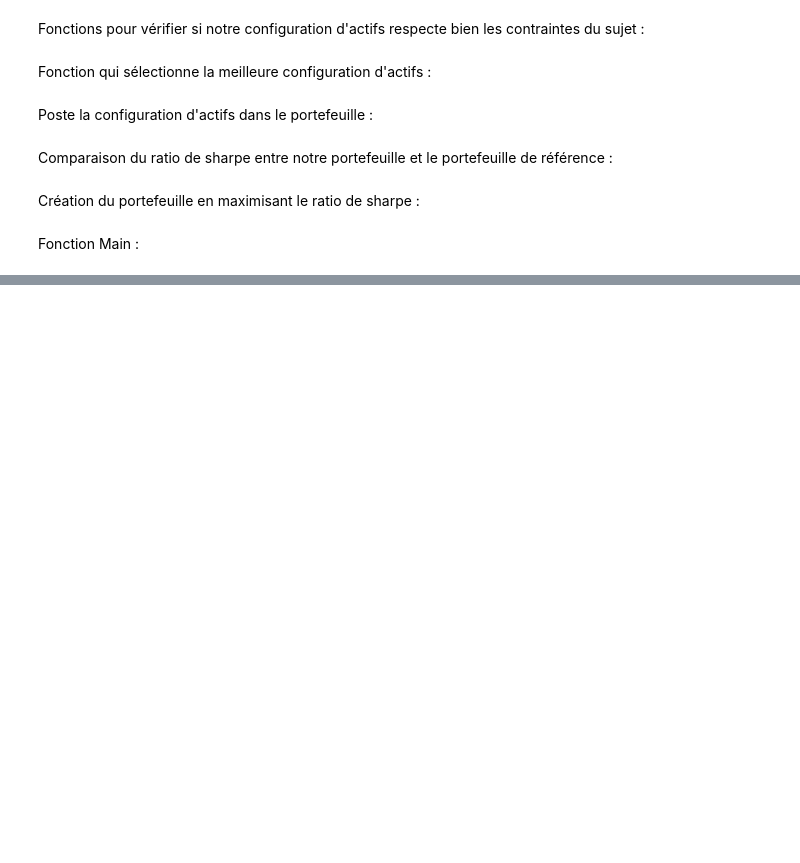
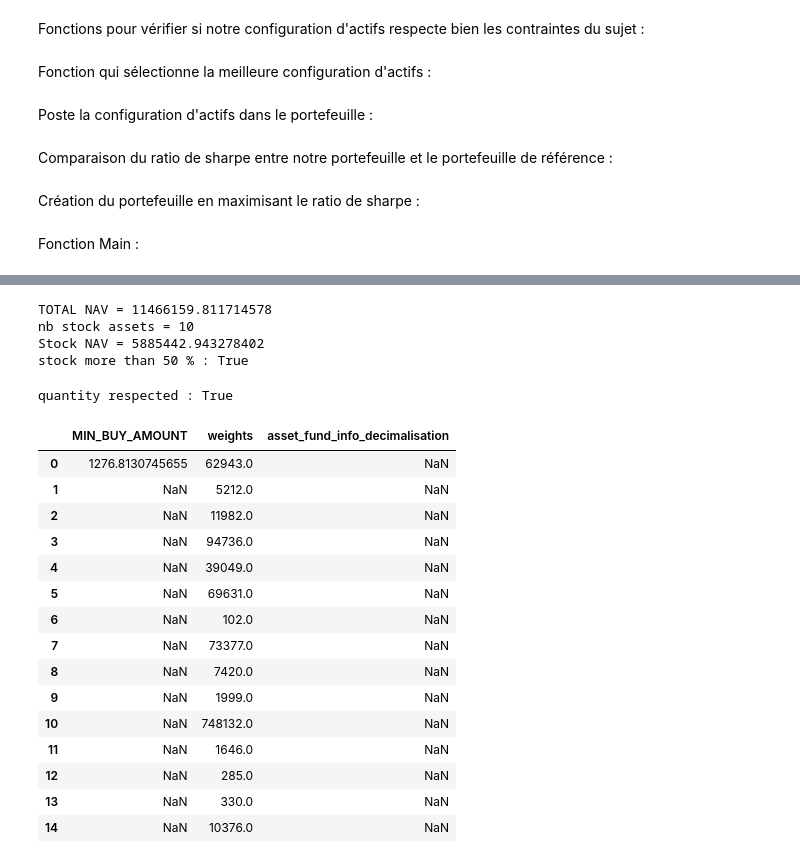
Before and after one commit to ArthurBiragnet/Dolphin, a Jupyter notebook: Dolphin Project.ipynb, the cells around one changed output, grey strips where cells are left out. Saved outputs shown, nothing was run; the diff lists cells and outputs as text; code cells hidden in the pictures; blank space fills up the shorter version.

```diff
--- a/Dolphin Project.ipynb
+++ b/Dolphin Project.ipynb
@@ -572,0 +695,45 @@ Sharpe ratio in ref portfolio : 0,146571943186
+# %%
+def check_our_stock(assets):
+  total_nav = np.dot(assets['weights'].values, assets['LAST_CLOSE_VALUE_IN_CURR'].values)
+  print('TOTAL NAV = {}'.format(total_nav))
+
+  stock = assets[assets['TYPE'] == 'STOCK']
+  length = stock.shape[0]
+  print('nb stock assets = {}'.format(length))
+  stock_nav = np.dot(stock['LAST_CLOSE_VALUE_IN_CURR'].values, stock['weights'].values)
+  print('Stock NAV = {}'.format(stock_nav))
+  print('stock more than 50 % : {}'.format(stock_nav >= total_nav * 0.5))
+
+check_our_stock(our_assets)
+# %% [output]
+TOTAL NAV = 11466159.811714578
+nb stock assets = 10
+Stock NAV = 5885442.943278402
+stock more than 50 % : True
+# %%
+def check_our_quantity(assets):
+    for _, row in assets.iterrows():
+      if ((row['MIN_BUY_AMOUNT'] is not np.NaN) and (row['weights'] < row['MIN_BUY_AMOUNT'])):
+          return False
+    return True
+
+print('quantity respected : {}'.format(check_our_quantity(our_assets)))
+our_assets[['MIN_BUY_AMOUNT', 'weights', 'asset_fund_info_decimalisation']]
+# %% [output]
+quantity respected : True
+|  | MIN_BUY_AMOUNT | weights | asset_fund_info_decimalisation |
+| 0 | 1276.8130745655 | 62943.0 | NaN |
+| 1 | NaN | 5212.0 | NaN |
+| 2 | NaN | 11982.0 | NaN |
+| 3 | NaN | 94736.0 | NaN |
+| 4 | NaN | 39049.0 | NaN |
+| 5 | NaN | 69631.0 | NaN |
+| 6 | NaN | 102.0 | NaN |
+| 7 | NaN | 73377.0 | NaN |
+| 8 | NaN | 7420.0 | NaN |
+| 9 | NaN | 1999.0 | NaN |
+| 10 | NaN | 748132.0 | NaN |
+| 11 | NaN | 1646.0 | NaN |
+| 12 | NaN | 285.0 | NaN |
+| 13 | NaN | 330.0 | NaN |
+| 14 | NaN | 10376.0 | NaN |
```
Also changed, not shown: parts of 12 cells of this notebook.
